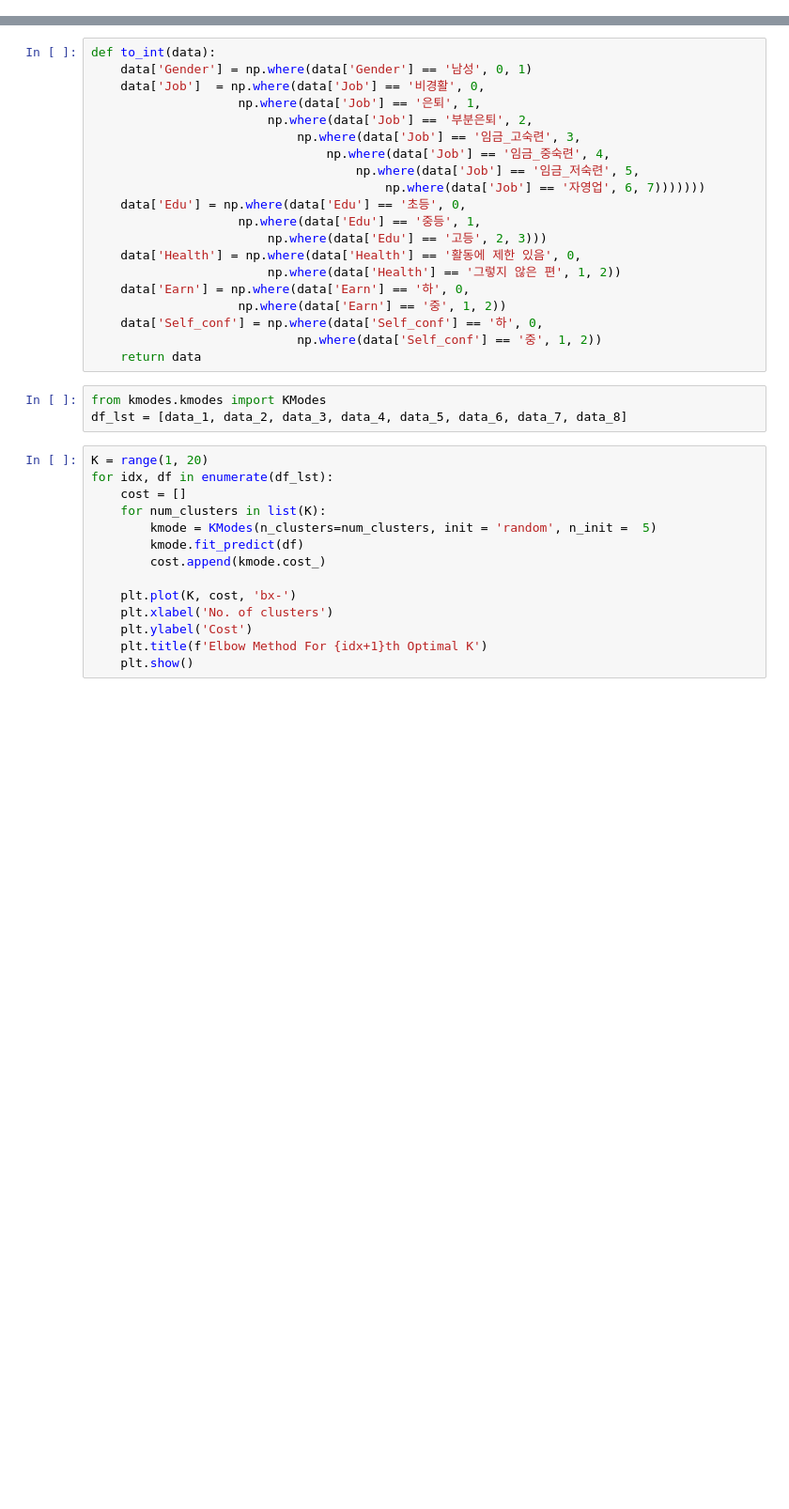
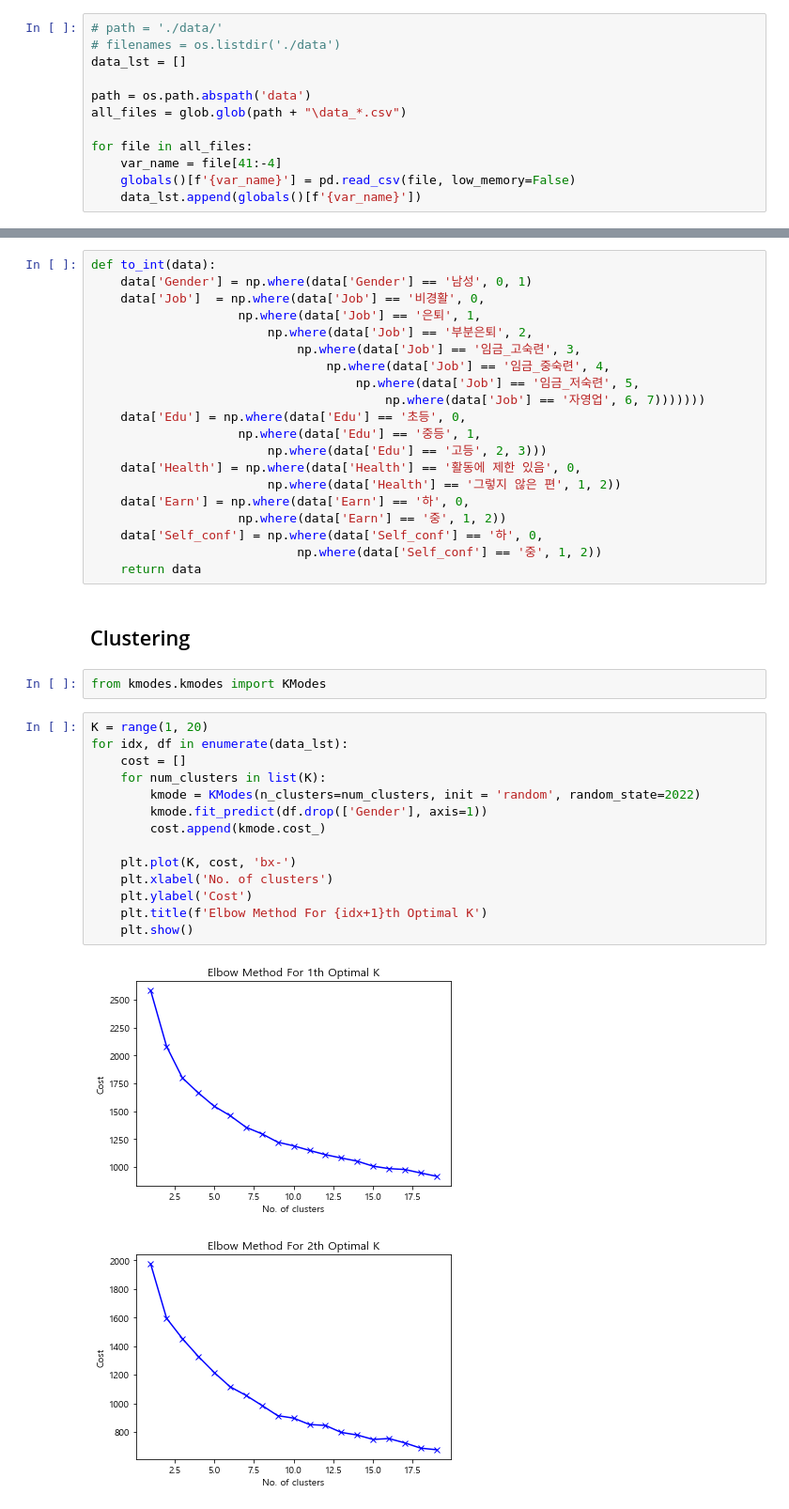
Before and after one commit to luckyspia/GAP, a Jupyter notebook: New_Aging_Survey/2. Analysis.ipynb, the cells around one changed output, grey strips where cells are left out. Shown at 94% size. Drawn from its saved outputs; the diff is of its cells as text; blank space fills up the shorter version.

Commit message:
Sequence Analysis and Clustering

```diff
--- a/New_Aging_Survey/2. Analysis.ipynb
+++ b/New_Aging_Survey/2. Analysis.ipynb
@@ -14,0 +20,12 @@ plt.rcParams["font.family"] = font_family
+# %%
+# path = './data/'
+# filenames = os.listdir('./data')
+data_lst = []
+
+path = os.path.abspath('data')
+all_files = glob.glob(path + "\data_*.csv")
+
+for file in all_files:
+    var_name = file[41:-4]
+    globals()[f'{var_name}'] = pd.read_csv(file, low_memory=False)
+    data_lst.append(globals()[f'{var_name}'])
@@ -32,20 +69,24 @@ def to_int(data):
     data['Self_conf'] = np.where(data['Self_conf'] == '하', 0,
                             np.where(data['Self_conf'] == '중', 1, 2))
     return data
+# %% [markdown]
+## Clustering
 # %%
 from kmodes.kmodes import KModes
-df_lst = [data_1, data_2, data_3, data_4, data_5, data_6, data_7, data_8]
 # %%
 K = range(1, 20)
-for idx, df in enumerate(df_lst):
+for idx, df in enumerate(data_lst):
     cost = []
     for num_clusters in list(K):
-        kmode = KModes(n_clusters=num_clusters, init = 'random', n_init =  5)
-        kmode.fit_predict(df)
+        kmode = KModes(n_clusters=num_clusters, init = 'random', random_state=2022)
+        kmode.fit_predict(df.drop(['Gender'], axis=1))
         cost.append(kmode.cost_)
 
     plt.plot(K, cost, 'bx-')
     plt.xlabel('No. of clusters')
     plt.ylabel('Cost')
     plt.title(f'Elbow Method For {idx+1}th Optimal K')
     plt.show()
+# %% [output]
+[figure, added]
+[figure, added]
```
Also changed, not shown: parts of 35 cells of this notebook.
